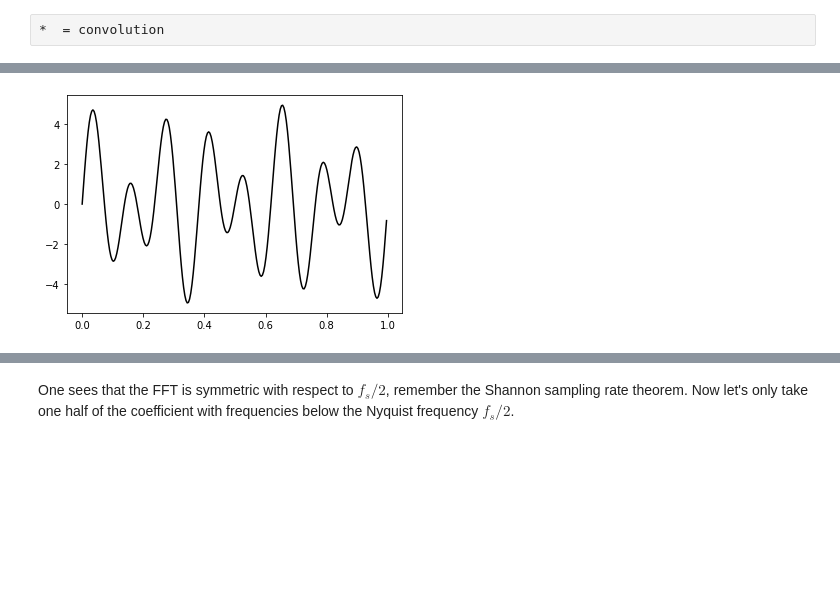
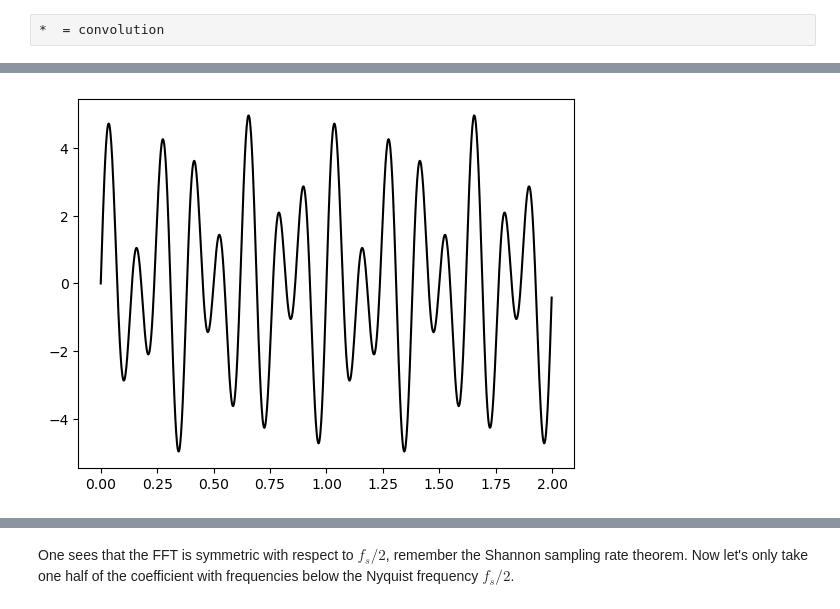
Before and after one commit to myamakaitis/GWU-MAE3120_2023, a Jupyter notebook: Lectures/03_FourierAnalysis.ipynb, the cells around one changed output, grey strips where cells are left out. Cells and saved outputs as stored; diff of their text form; code cells hidden in the pictures; blank space fills up the shorter version.

```diff
--- a/Lectures/03_FourierAnalysis.ipynb
+++ b/Lectures/03_FourierAnalysis.ipynb
@@ -372,13 +374,13 @@ N =  1024
 # %%
-m = 8 # exponent number of point
+m = 10 # exponent number of point
 N = 2**m # number of points
-Ts = 1. # sampling interval (s)
+Ts = 2. # sampling interval (s)
 timestep = Ts/N
 t = numpy.arange(0,Ts,timestep) # time vector
 y_t = 2*numpy.sin(2*numpy.pi*5*t)+3*numpy.sin(2*numpy.pi*8*t)
 pyplot.plot(t, y_t, 'k-');
 # %% [output]
-[figure, old version]
+[figure, new version]
 # %%
 sp = numpy.fft.fft(y_t) # compute FFT
 pyplot.plot(abs(sp),'b.');
```
Also changed, not shown: parts of 16 cells of this notebook.
